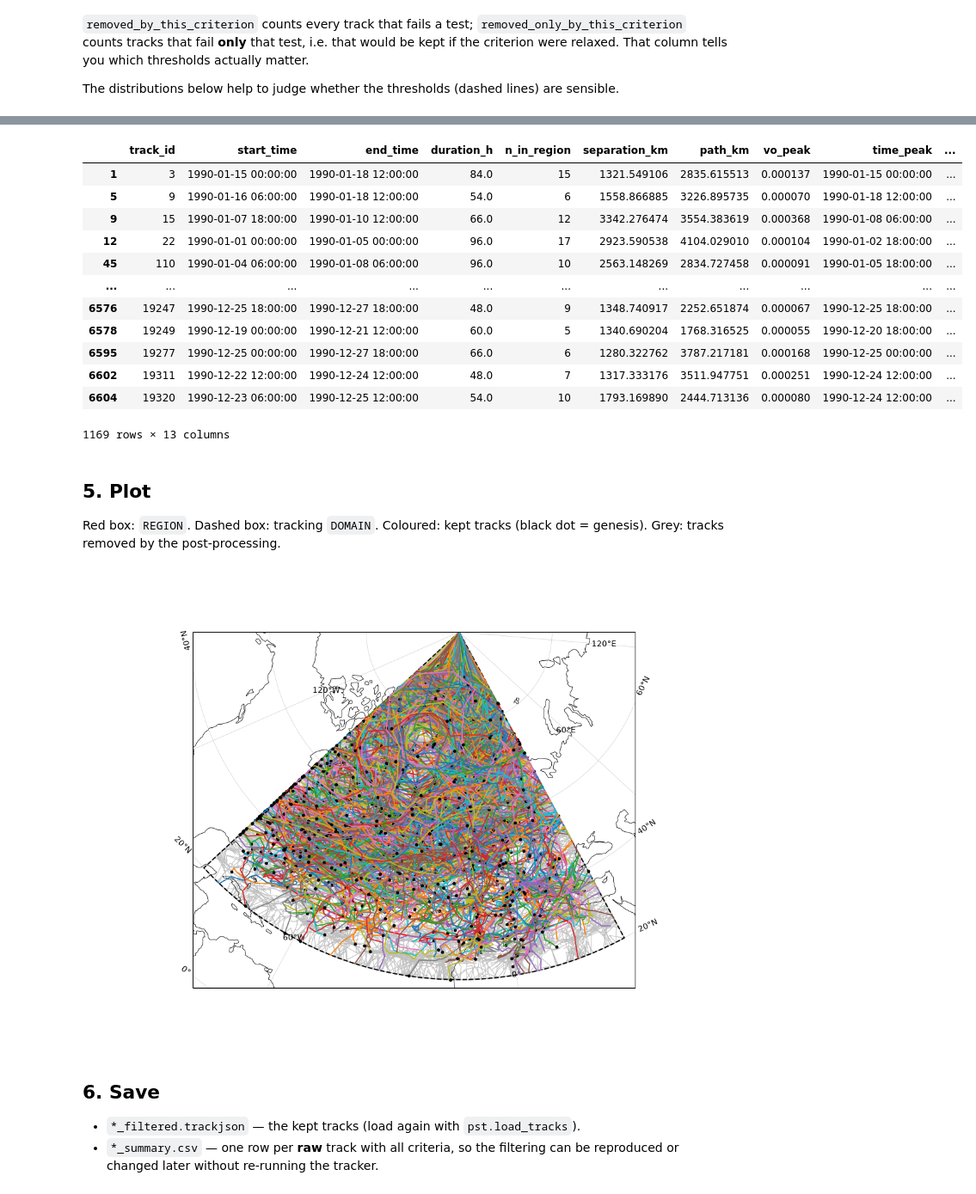
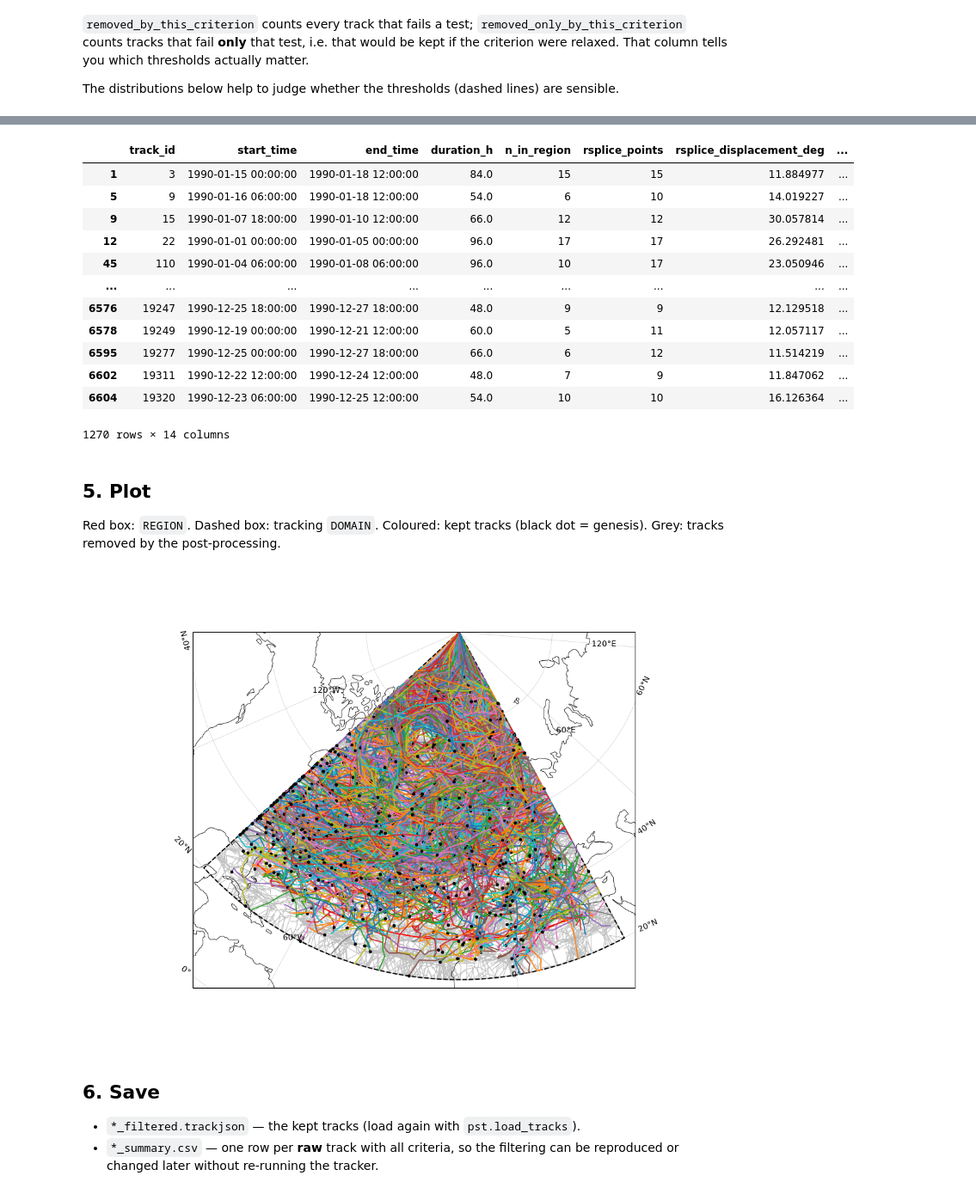
Before and after one commit to AThormann/master_thesis, a Jupyter notebook: PyStormTracker/load_tracks.ipynb, the cells around one changed output, grey strips where cells are left out. Shown at 86% size. Saved outputs shown, nothing was run; the diff lists cells and outputs as text; code cells hidden in the pictures.

```diff
--- a/PyStormTracker/load_tracks.ipynb
+++ b/PyStormTracker/load_tracks.ipynb
@@ -109,6 +107,6 @@ print(f'{len(raw_tracks)} raw tracks, {len(raw_tracks.lats)} track points')
 # %%
 # to skip the tracking later, reload the raw tracks instead:
-# raw_tracks = pst.load_tracks(OUT_NAME + '_raw.trackjson')
+raw_tracks = pst.load_tracks(OUT_NAME + '_raw.trackjson')
 # %% [markdown]
 ## 4. Post-processing
 
@@ -146,8 +153,11 @@ tracks, summary, points = st.postprocess_tracks(
     time_range=TIME_RANGE,
     region_criterion='passes',
     min_points_in_region=2,
-    min_duration_h=48,
-    min_separation_km=1000,
+    rsplice_min_points=8,                     # >= 48 h at 6 h
+    rsplice_max_points=None,
+    rsplice_distance_degrees=10.0,            # genesis -> lysis >= 10 degrees
+    rsplice_distance_mode='endpoint',
+    rsplice_cadence=np.timedelta64(6, 'h'),   # ERA5 time step
     edge_buffer_deg=5,
     max_frac_at_edge=0.25,
     min_peak=None,
@@ -185,22 +194,23 @@ plt.tight_layout()
 # %%
 # kept tracks
 summary[summary['keep']][['track_id', 'start_time', 'end_time', 'duration_h', 'n_in_region',
-                          'separation_km', 'path_km', 'vo_peak', 'time_peak', 'lat_peak', 'lon_peak',
+                          'rsplice_points', 'rsplice_displacement_deg', 'path_km',
+                          'vo_peak', 'time_peak', 'lat_peak', 'lon_peak',
                           'starts_at_first_frame', 'ends_at_last_frame']]
 # %% [output]
-|  | track_id | start_time | end_time | duration_h | n_in_region | separation_km | path_km | vo_peak | time_peak | ... |
-| 1 | 3 | 1990-01-15 00:00:00 | 1990-01-18 12:00:00 | 84.0 | 15 | 1321.549106 | 2835.615513 | 0.000137 | 1990-01-15 00:00:00 | ... |
-| 5 | 9 | 1990-01-16 06:00:00 | 1990-01-18 12:00:00 | 54.0 | 6 | 1558.866885 | 3226.895735 | 0.000070 | 1990-01-18 12:00:00 | ... |
-| 9 | 15 | 1990-01-07 18:00:00 | 1990-01-10 12:00:00 | 66.0 | 12 | 3342.276474 | 3554.383619 | 0.000368 | 1990-01-08 06:00:00 | ... |
-| 12 | 22 | 1990-01-01 00:00:00 | 1990-01-05 00:00:00 | 96.0 | 17 | 2923.590538 | 4104.029010 | 0.000104 | 1990-01-02 18:00:00 | ... |
-| 45 | 110 | 1990-01-04 06:00:00 | 1990-01-08 06:00:00 | 96.0 | 10 | 2563.148269 | 2834.727458 | 0.000091 | 1990-01-05 18:00:00 | ... |
-| ... | ... | ... | ... | ... | ... | ... | ... | ... | ... | ... |
-| 6576 | 19247 | 1990-12-25 18:00:00 | 1990-12-27 18:00:00 | 48.0 | 9 | 1348.740917 | 2252.651874 | 0.000067 | 1990-12-25 18:00:00 | ... |
-| 6578 | 19249 | 1990-12-19 00:00:00 | 1990-12-21 12:00:00 | 60.0 | 5 | 1340.690204 | 1768.316525 | 0.000055 | 1990-12-20 18:00:00 | ... |
-| 6595 | 19277 | 1990-12-25 00:00:00 | 1990-12-27 18:00:00 | 66.0 | 6 | 1280.322762 | 3787.217181 | 0.000168 | 1990-12-25 00:00:00 | ... |
-| 6602 | 19311 | 1990-12-22 12:00:00 | 1990-12-24 12:00:00 | 48.0 | 7 | 1317.333176 | 3511.947751 | 0.000251 | 1990-12-24 12:00:00 | ... |
-| 6604 | 19320 | 1990-12-23 06:00:00 | 1990-12-25 12:00:00 | 54.0 | 10 | 1793.169890 | 2444.713136 | 0.000080 | 1990-12-24 12:00:00 | ... |
+|  | track_id | start_time | end_time | duration_h | n_in_region | rsplice_points | rsplice_displacement_deg | ... |
+| 1 | 3 | 1990-01-15 00:00:00 | 1990-01-18 12:00:00 | 84.0 | 15 | 15 | 11.884977 | ... |
+| 5 | 9 | 1990-01-16 06:00:00 | 1990-01-18 12:00:00 | 54.0 | 6 | 10 | 14.019227 | ... |
+| 9 | 15 | 1990-01-07 18:00:00 | 1990-01-10 12:00:00 | 66.0 | 12 | 12 | 30.057814 | ... |
+| 12 | 22 | 1990-01-01 00:00:00 | 1990-01-05 00:00:00 | 96.0 | 17 | 17 | 26.292481 | ... |
+| 45 | 110 | 1990-01-04 06:00:00 | 1990-01-08 06:00:00 | 96.0 | 10 | 17 | 23.050946 | ... |
+| ... | ... | ... | ... | ... | ... | ... | ... | ... |
+| 6576 | 19247 | 1990-12-25 18:00:00 | 1990-12-27 18:00:00 | 48.0 | 9 | 9 | 12.129518 | ... |
+| 6578 | 19249 | 1990-12-19 00:00:00 | 1990-12-21 12:00:00 | 60.0 | 5 | 11 | 12.057117 | ... |
+| 6595 | 19277 | 1990-12-25 00:00:00 | 1990-12-27 18:00:00 | 66.0 | 6 | 12 | 11.514219 | ... |
+| 6602 | 19311 | 1990-12-22 12:00:00 | 1990-12-24 12:00:00 | 48.0 | 7 | 9 | 11.847062 | ... |
+| 6604 | 19320 | 1990-12-23 06:00:00 | 1990-12-25 12:00:00 | 54.0 | 10 | 10 | 16.126364 | ... |
-1169 rows × 13 columns
+1270 rows × 14 columns
 # %% [markdown]
 ## 5. Plot
 
@@ -211,7 +221,7 @@ st.plot_regional_tracks(raw_tracks, REGION, DOMAIN, summary=summary,
                         title=f'{len(tracks)} of {len(raw_tracks)} tracks kept, '
                               f'{pd.Timestamp(TIME_RANGE[0]):%Y-%m-%d} to {pd.Timestamp(TIME_RANGE[1]):%Y-%m-%d}');
 # %% [output]
-[figure, old version]
+[figure, new version]
 # %% [markdown]
 ## 6. Save
 
```
Also changed, not shown: parts of 9 cells of this notebook, 4 other files.
